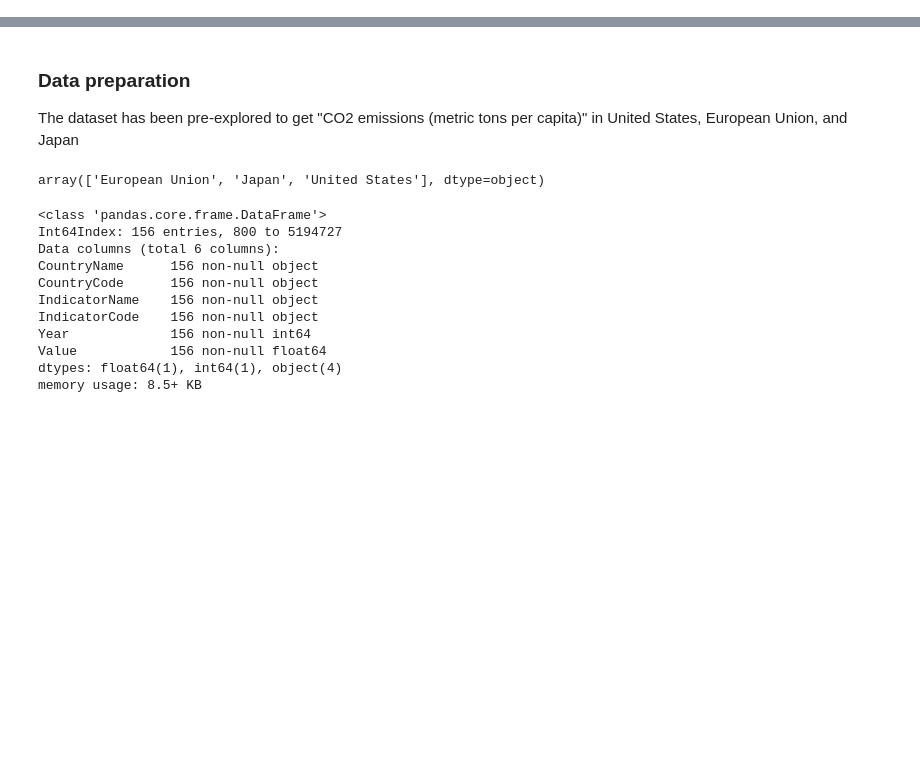
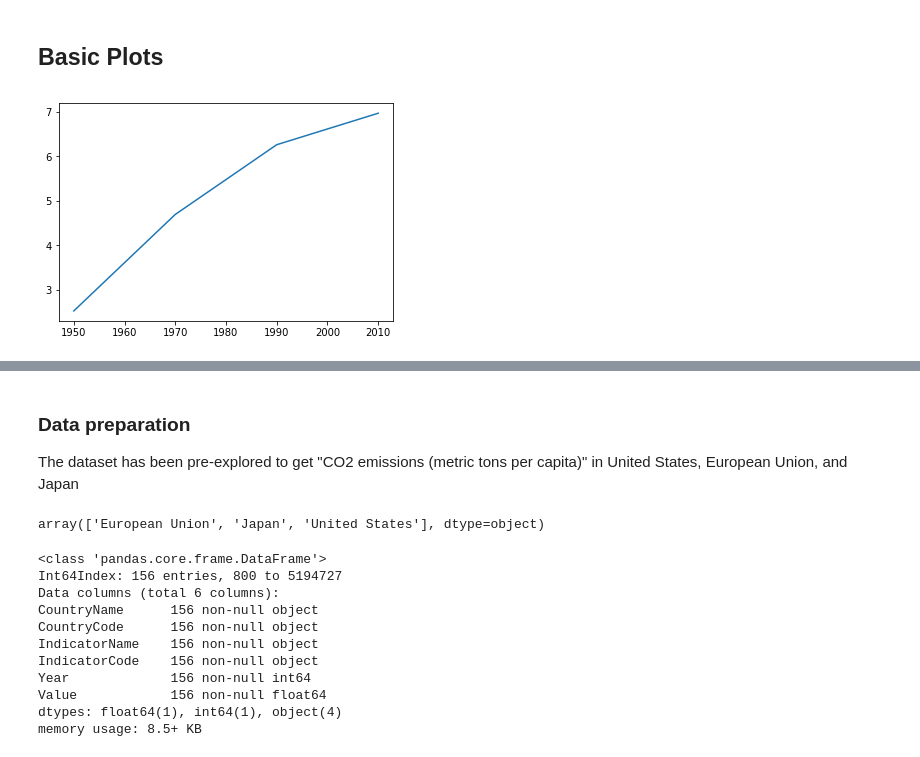
Before and after one commit to byrontang/data-analysis-with-python, a Jupyter notebook: data-visualization-matplotlib.ipynb, the cells around one changed output, grey strips where cells are left out. Cells and saved outputs as stored; diff of their text form; code cells hidden in the pictures; blank space fills up the shorter version.

Commit message:
adding codes from note taking
- added notebook for python fundamentals (list section done)
- added basic plots in matplotlib notebook
- no change in useful-code file

```diff
--- a/data-visualization-matplotlib.ipynb
+++ b/data-visualization-matplotlib.ipynb
@@ -2,3 +2,5 @@
 import pandas as pd
 import matplotlib.pyplot as plt
 import numpy as np
+# %% [markdown]
+## Basic Plots
@@ -4,0 +9,7 @@ import numpy as np
+# %%
+year = [1950, 1970, 1990, 2010]
+pop = [2.519, 4.692, 6.263, 6.972]
+plt.plot(year, pop)
+plt.show()
+# %% [output]
+[figure, added]
```
Also changed, not shown: parts of 7 cells of this notebook, 1 other file.
